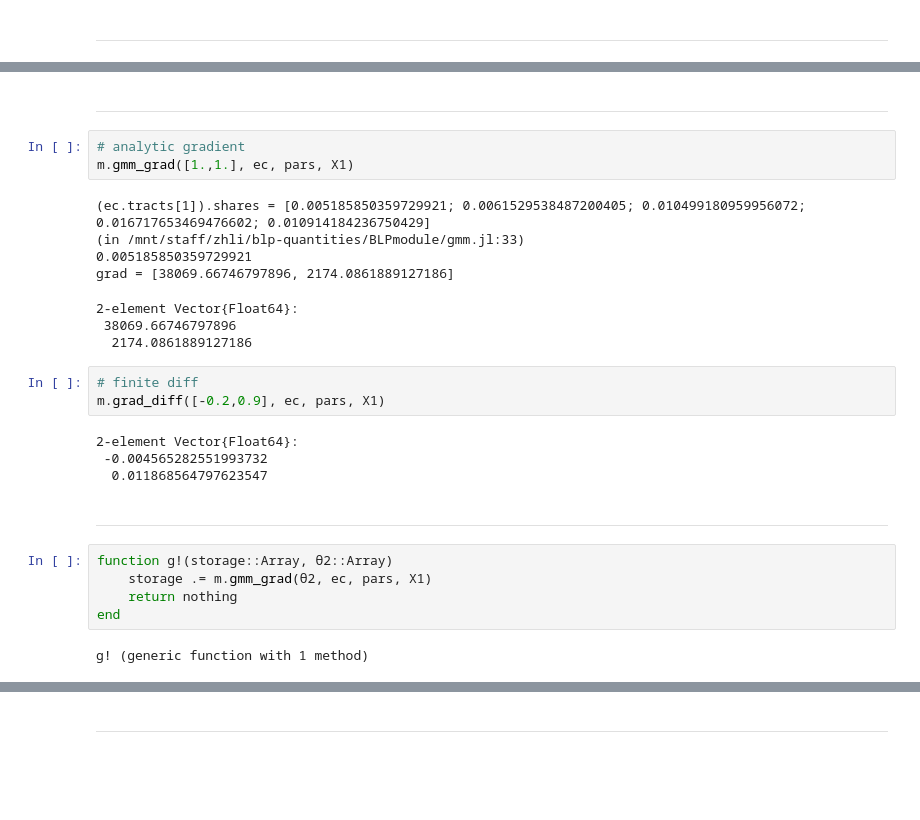
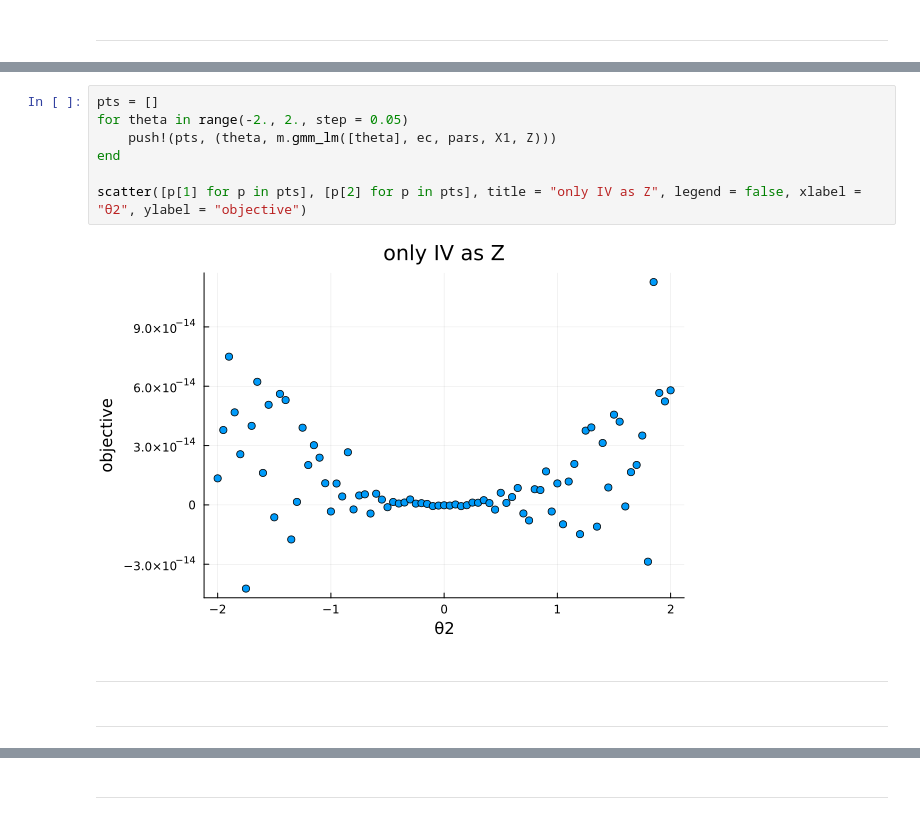
Before and after one commit to zhijianli9999/blp-quantities, a Jupyter notebook: gmm.ipynb, the cells around one changed output, grey strips where cells are left out. Cells and saved outputs as stored; diff of their text form; blank space fills up the shorter version.

```diff
--- a/gmm.ipynb
+++ b/gmm.ipynb
@@ -57,32 +44,16 @@ pts[findmin(z)[2]]
+# %%
+pts = []
+for theta in range(-2., 2., step = 0.05)
+    push!(pts, (theta, m.gmm_lm([theta], ec, pars, X1, Z)))
+end
+
+scatter([p[1] for p in pts], [p[2] for p in pts], title = "only IV as Z", legend = false, xlabel = "θ2", ylabel = "objective")
+# %% [output]
+[figure, added]
 # %% [markdown]
 ---
-# %%
-# analytic gradient
-m.gmm_grad([1.,1.], ec, pars, X1)
-# %% [output]
-(ec.tracts[1]).shares = [0.005185850359729921; 0.0061529538487200405; 0.010499180959956072; 0.016717653469476602; 0.010914184236750429]
-(in /mnt/staff/zhli/blp-quantities/BLPmodule/gmm.jl:33)
-0.005185850359729921
-grad = [38069.66746797896, 2174.0861889127186]
-2-element Vector{Float64}:
- 38069.66746797896
-  2174.0861889127186
-# %%
-# finite diff
-m.grad_diff([-0.2,0.9], ec, pars, X1)
-# %% [output]
-2-element Vector{Float64}:
- -0.004565282551993732
-  0.011868564797623547
 # %% [markdown]
 ---
-# %%
-function g!(storage::Array, θ2::Array)
-    storage .= m.gmm_grad(θ2, ec, pars, X1)
-    return nothing
-end
-# %% [output]
-g! (generic function with 1 method)
 # %%
 # closure
 function closure_gmm(θ2)
```
Also changed, not shown: parts of 18 cells of this notebook, 8 other files.
